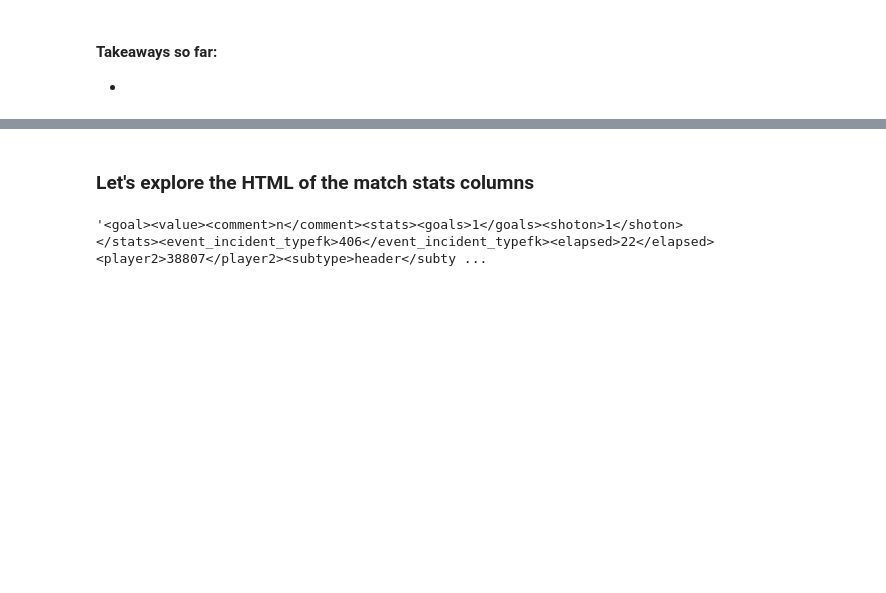
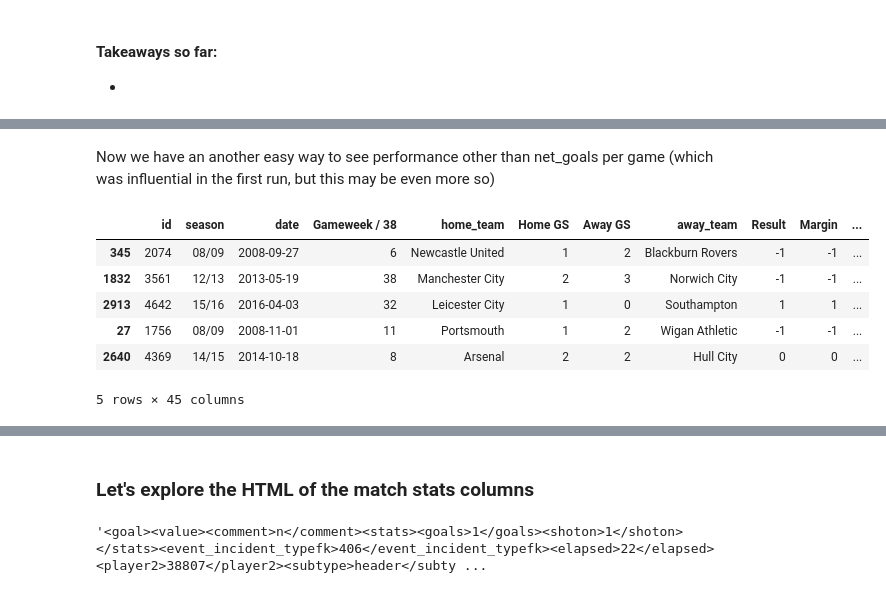
Before and after one commit to tjjdoherty/football-project-mvp, a Jupyter notebook: intro_clean_eda.ipynb, the cells around one changed output, grey strips where cells are left out. Drawn from its saved outputs; the diff is of its cells as text; code cells hidden in the pictures; blank space fills up the shorter version.

```diff
--- a/intro_clean_eda.ipynb
+++ b/intro_clean_eda.ipynb
@@ -845,0 +917,12 @@ three_goals_ga
+# %% [markdown]
+Now we have an another easy way to see performance other than net_goals per game (which was influential in the first run, but this may be even more so)
+# %%
+prem.sample(5)
+# %% [output]
+|  | id | season | date | Gameweek / 38 | home_team | Home GS | Away GS | away_team | Result | Margin | ... |
+| 345 | 2074 | 08/09 | 2008-09-27 | 6 | Newcastle United | 1 | 2 | Blackburn Rovers | -1 | -1 | ... |
+| 1832 | 3561 | 12/13 | 2013-05-19 | 38 | Manchester City | 2 | 3 | Norwich City | -1 | -1 | ... |
+| 2913 | 4642 | 15/16 | 2016-04-03 | 32 | Leicester City | 1 | 0 | Southampton | 1 | 1 | ... |
+| 27 | 1756 | 08/09 | 2008-11-01 | 11 | Portsmouth | 1 | 2 | Wigan Athletic | -1 | -1 | ... |
+| 2640 | 4369 | 14/15 | 2014-10-18 | 8 | Arsenal | 2 | 2 | Hull City | 0 | 0 | ... |
+5 rows × 45 columns
```
Also changed, not shown: parts of 8 cells of this notebook.
